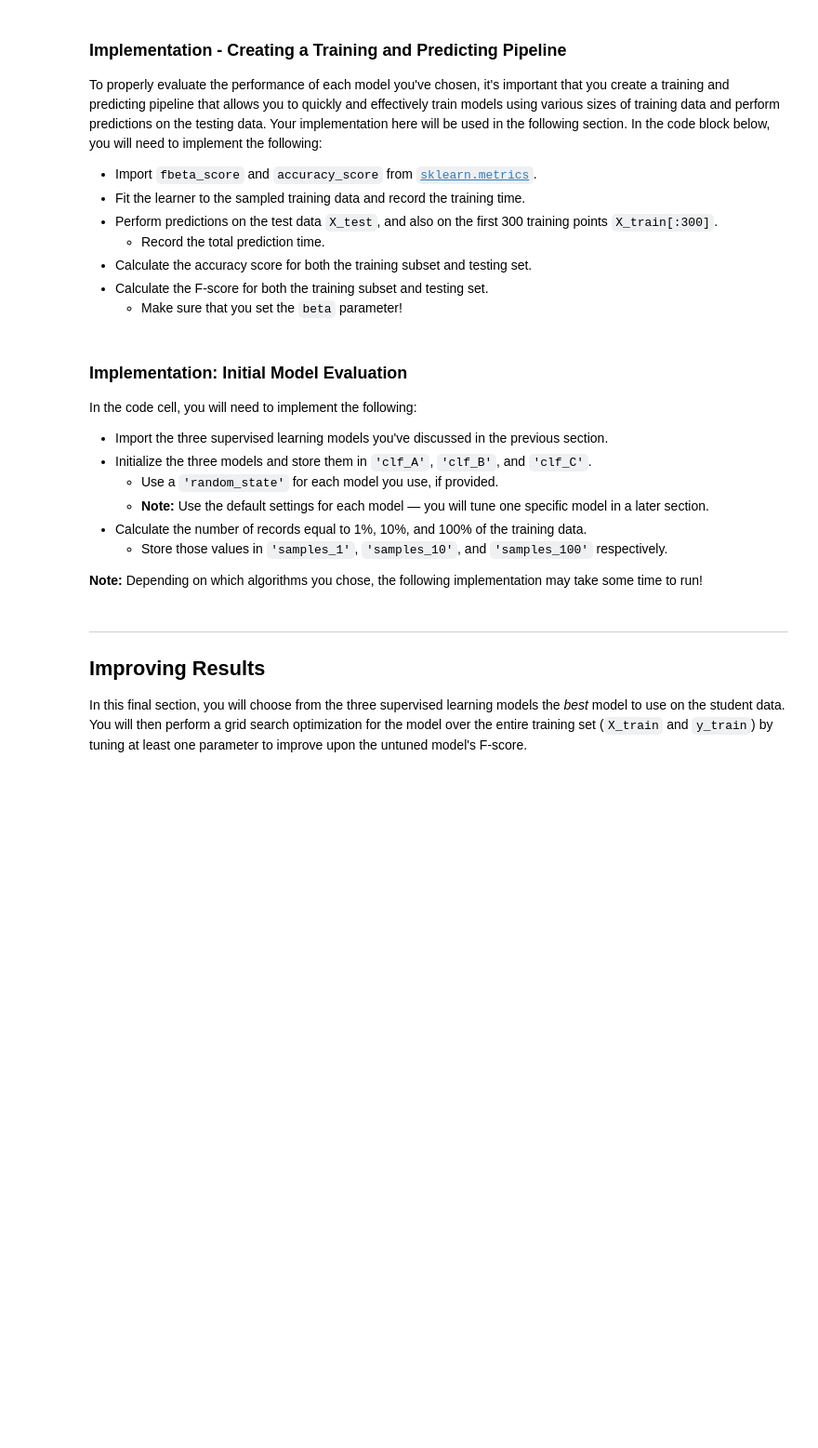
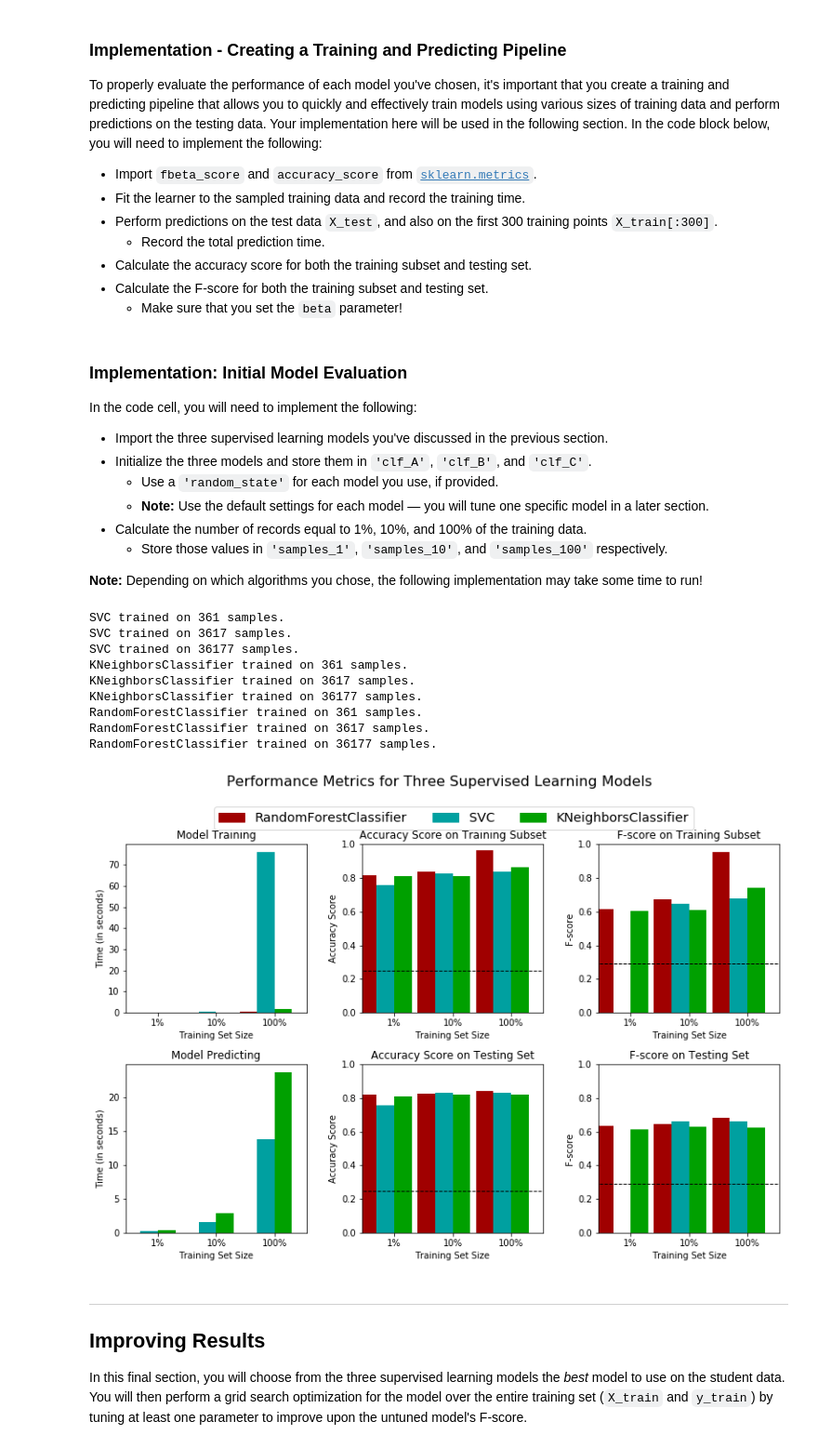
Before and after one commit to aktse/udacity-mlnd, a Jupyter notebook: projects/finding_donors/finding_donors.ipynb, the cells around one changed output. Shown: that part at 93% size. Saved outputs shown, nothing was run; the diff lists cells and outputs as text; code cells hidden in the pictures; blank space fills up the shorter version.

```diff
--- a/projects/finding_donors/finding_donors.ipynb
+++ b/projects/finding_donors/finding_donors.ipynb
@@ -235,7 +294,7 @@ In the code block below, you will need to implement the following:
    - Make sure that you set the `beta` parameter!
 # %%
 # TODO: Import two metrics from sklearn - fbeta_score and accuracy_score
-
+from sklearn.metrics import fbeta_score, accuracy_score
 def train_predict(learner, sample_size, X_train, y_train, X_test, y_test):
     '''
     inputs:
@@ -251,33 +310,34 @@ def train_predict(learner, sample_size, X_train, y_train, X_test, y_test):
 
     # TODO: Fit the learner to the training data using slicing with 'sample_size'
     start = time() # Get start time
-    learner = None
+    train_indices = X_train.sample(sample_size, random_state=123).index
+    learner = learner.fit(X_train.loc[train_indices], y_train.loc[train_indices])
     end = time() # Get end time
 
     # TODO: Calculate the training time
-    results['train_time'] = None
+    results['train_time'] = end - start
 
     # TODO: Get the predictions on the test set,
     #       then get predictions on the first 300 training samples
     start = time() # Get start time
-    predictions_test = None
-    predictions_train = None
+    predictions_test = learner.predict(X_test)
+    predictions_train = learner.predict(X_train[:300])
     end = time() # Get end time
 
     # TODO: Calculate the total prediction time
-    results['pred_time'] = None
+    results['pred_time'] = end - start
 
     # TODO: Compute accuracy on the first 300 training samples
-    results['acc_train'] = None
+    results['acc_train'] = accuracy_score(y_train[:300], predictions_train)
 
     # TODO: Compute accuracy on test set
-    results['acc_test'] = None
+    results['acc_test'] = accuracy_score(y_test, predictions_test)
 
     # TODO: Compute F-score on the the first 300 training samples
-    results['f_train'] = None
+    results['f_train'] = fbeta_score(y_train[:300], predictions_train, beta=0.5)
 
     # TODO: Compute F-score on the test set
-    results['f_test'] = None
+    results['f_test'] = fbeta_score(y_test, predictions_test, beta=0.5)
 
     # Success
     print "{} trained on {} samples.".format(learner.__class__.__name__, sample_size)
@@ -297,28 +357,41 @@ In the code cell, you will need to implement the following:
 **Note:** Depending on which algorithms you chose, the following implementation may take some time to run!
 # %%
 # TODO: Import the three supervised learning models from sklearn
-
+from sklearn.svm import SVC
+from sklearn.neighbors import KNeighborsClassifier
+from sklearn.ensemble import RandomForestClassifier
 # TODO: Initialize the three models
-clf_A = None
-clf_B = None
-clf_C = None
+clf_A = SVC(random_state=777)
+clf_B = KNeighborsClassifier()
+clf_C = RandomForestClassifier(random_state=777)
 
 # TODO: Calculate the number of samples for 1%, 10%, and 100% of the training data
-samples_1 = None
-samples_10 = None
-samples_100 = None
+samples_1 = X_train.count()[0]/100
+samples_10 = X_train.count()[0]/10
+samples_100 = X_train.count()[0]
 
 # Collect results on the learners
 results = {}
 for clf in [clf_A, clf_B, clf_C]:
     clf_name = clf.__class__.__name__
     results[clf_name] = {}
     for i, samples in enumerate([samples_1, samples_10, samples_100]):
         results[clf_name][i] = \
         train_predict(clf, samples, X_train, y_train, X_test, y_test)
 
 # Run metrics visualization for the three supervised learning models chosen
 vs.evaluate(results, accuracy, fscore)
+# %% [output]
+SVC trained on 361 samples.
+SVC trained on 3617 samples.
+SVC trained on 36177 samples.
+KNeighborsClassifier trained on 361 samples.
+KNeighborsClassifier trained on 3617 samples.
+KNeighborsClassifier trained on 36177 samples.
+RandomForestClassifier trained on 361 samples.
+RandomForestClassifier trained on 3617 samples.
+RandomForestClassifier trained on 36177 samples.
+[figure, added]
 # %% [markdown]
 ----
 ## Improving Results
```
Also changed, not shown: parts of 2 cells of this notebook.
